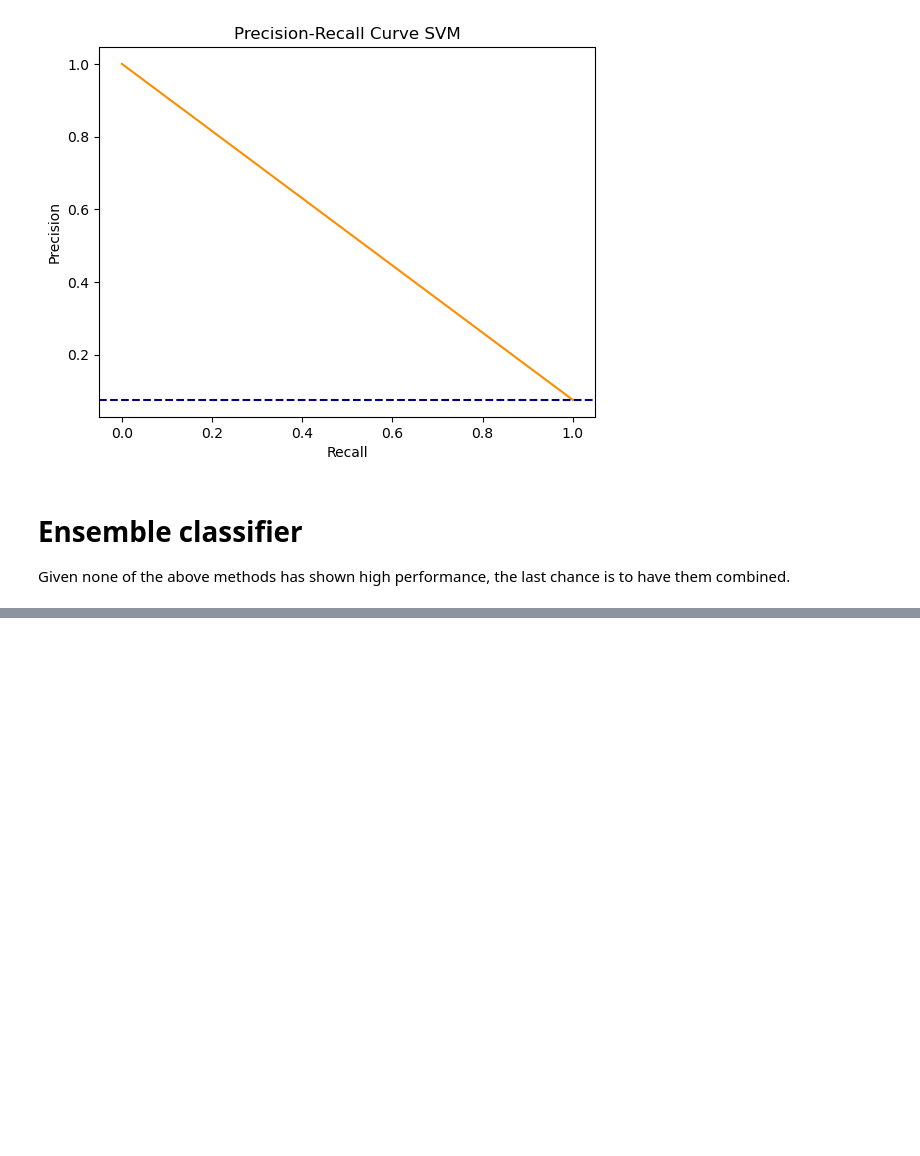
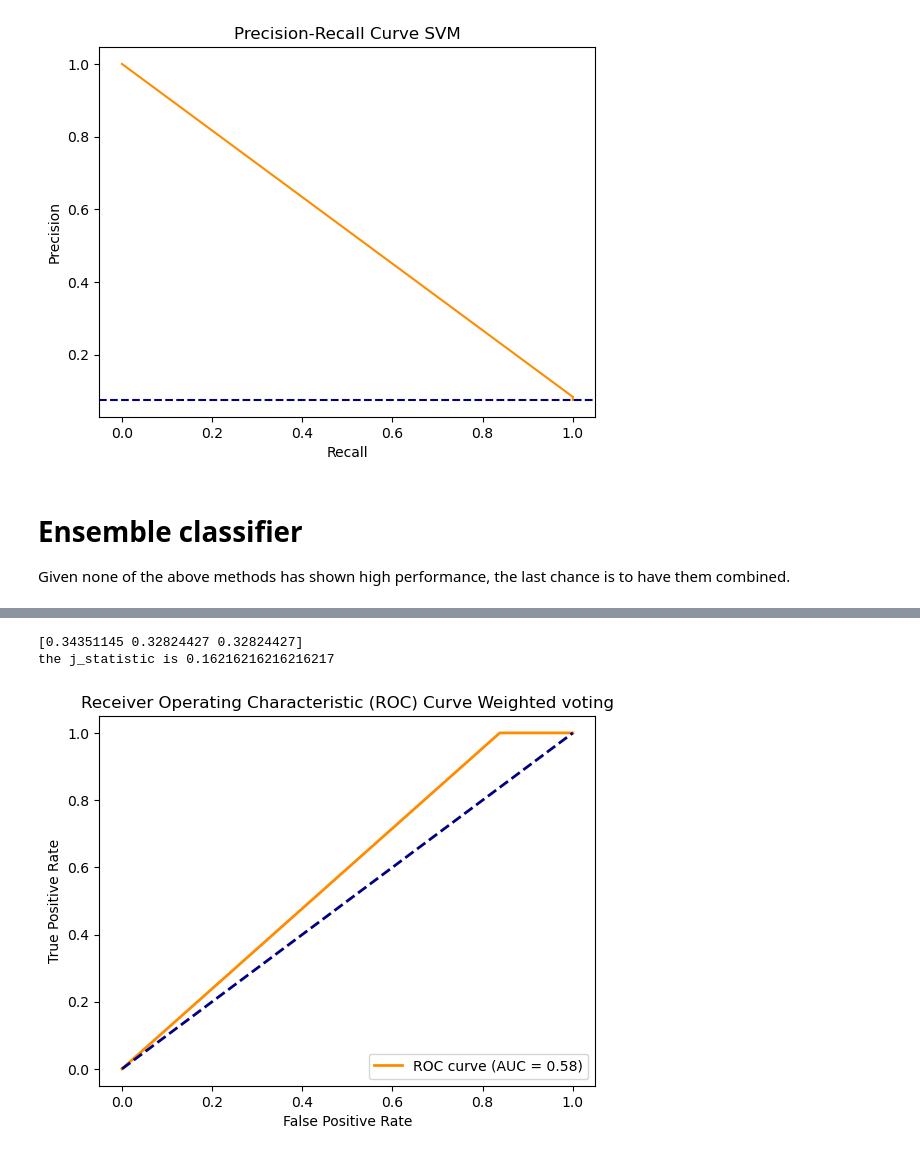
Before and after one commit to togetherthough/Deep-anomaly-detection-for-tracking-experiments-at-LHCb, a Jupyter notebook: notebook.ipynb, the cells around one changed output, grey strips where cells are left out. Saved outputs shown, nothing was run; the diff lists cells and outputs as text; code cells hidden in the pictures; blank space fills up the shorter version.

```diff
--- a/notebook.ipynb
+++ b/notebook.ipynb
@@ -753,0 +769,20 @@ NameError: name 'ae' is not defined
+# %%
+model_predictions = [predictions_ae, predictions_cae, predictions_vae]
+
+auc_ae= roc_auc_score(y_test, predictions_ae)
+auc_cae= roc_auc_score(y_test, predictions_cae)
+auc_vae= roc_auc_score(y_test, predictions_vae)
+
+weights = [auc_ae, auc_cae, auc_vae]
+
+weights /= np.sum(weights)
+final_prediction = np.average(model_predictions, axis=0, weights=weights)
+
+#if a value is bigger then 0.5 the model will predict an anomaly
+final_prediction = np.round(final_prediction).astype(int)
+
+plot_ROC(y_test=y_test, predictions=final_prediction, name="Weighted voting")
+# %% [output]
+[0.34351145 0.32824427 0.32824427]
+the j_statistic is 0.16216216216216217
+[figure, added]
```
Also changed, not shown: parts of 29 cells of this notebook, 1 other file.
